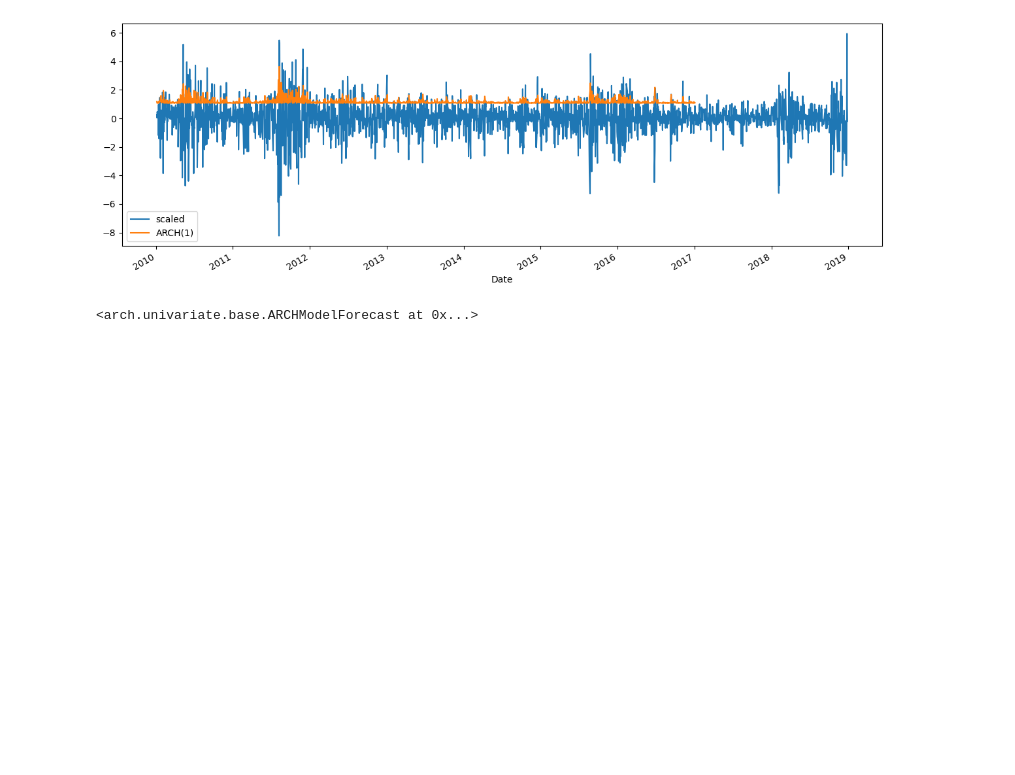
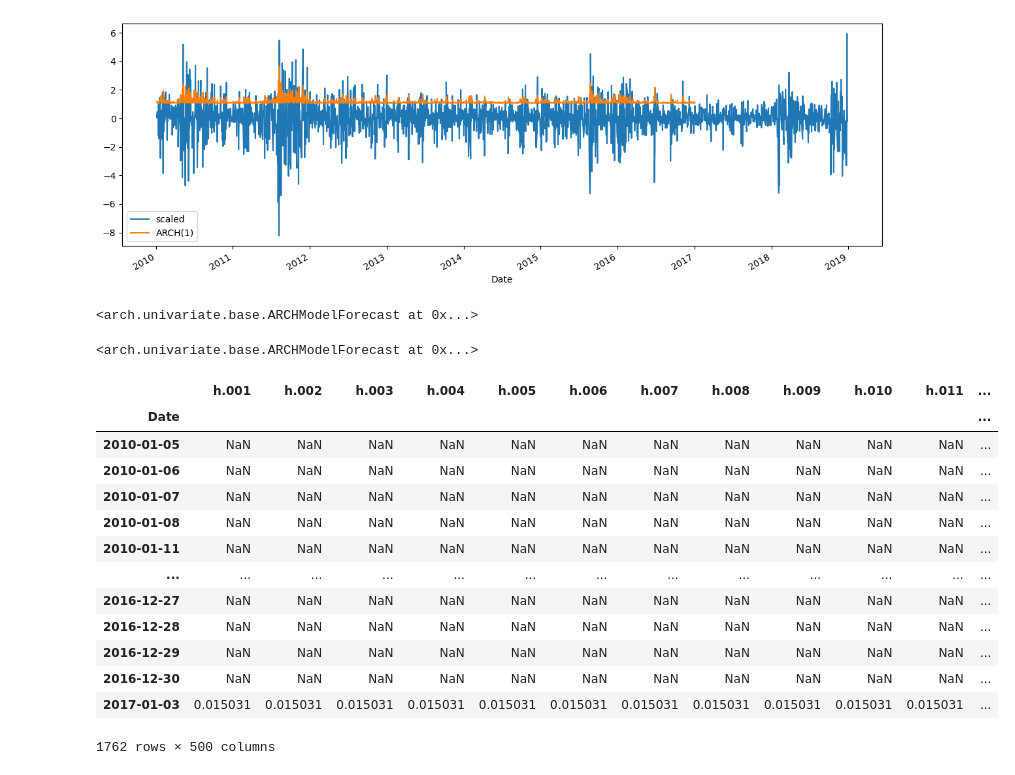
Before and after one commit to yeesem/Time-Series-Data-Analysis, a Jupyter notebook: GARCH.ipynb, the cells around one changed output. Saved outputs shown, nothing was run; the diff lists cells and outputs as text; code cells hidden in the pictures; blank space fills up the shorter version.

```diff
--- a/GARCH.ipynb
+++ b/GARCH.ipynb
@@ -146,3 +146,26 @@ df2[['scaled','ARCH(1)']].plot(figsize = (15,5));
 res_arch1.forecast(horizon = NTest)
 # %% [output]
 <arch.univariate.base.ARCHModelForecast at 0x...>
+# %%
+fcast_arch1 = res_arch1.forecast(horizon=NTest,reindex = True)
+# %%
+fcast_arch1
+# %% [output]
+<arch.univariate.base.ARCHModelForecast at 0x...>
+# %%
+fcast_arch1.mean
+# %% [output]
+|  | h.001 | h.002 | h.003 | h.004 | h.005 | h.006 | h.007 | h.008 | h.009 | h.010 | h.011 | ... |
+| Date |  |  |  |  |  |  |  |  |  |  |  | ... |
+| 2010-01-05 | NaN | NaN | NaN | NaN | NaN | NaN | NaN | NaN | NaN | NaN | NaN | ... |
+| 2010-01-06 | NaN | NaN | NaN | NaN | NaN | NaN | NaN | NaN | NaN | NaN | NaN | ... |
+| 2010-01-07 | NaN | NaN | NaN | NaN | NaN | NaN | NaN | NaN | NaN | NaN | NaN | ... |
+| 2010-01-08 | NaN | NaN | NaN | NaN | NaN | NaN | NaN | NaN | NaN | NaN | NaN | ... |
+| 2010-01-11 | NaN | NaN | NaN | NaN | NaN | NaN | NaN | NaN | NaN | NaN | NaN | ... |
+| ... | ... | ... | ... | ... | ... | ... | ... | ... | ... | ... | ... | ... |
+| 2016-12-27 | NaN | NaN | NaN | NaN | NaN | NaN | NaN | NaN | NaN | NaN | NaN | ... |
+| 2016-12-28 | NaN | NaN | NaN | NaN | NaN | NaN | NaN | NaN | NaN | NaN | NaN | ... |
+| 2016-12-29 | NaN | NaN | NaN | NaN | NaN | NaN | NaN | NaN | NaN | NaN | NaN | ... |
+| 2016-12-30 | NaN | NaN | NaN | NaN | NaN | NaN | NaN | NaN | NaN | NaN | NaN | ... |
+| 2017-01-03 | 0.015031 | 0.015031 | 0.015031 | 0.015031 | 0.015031 | 0.015031 | 0.015031 | 0.015031 | 0.015031 | 0.015031 | 0.015031 | ... |
+1762 rows × 500 columns
```
Also changed, not shown: parts of 22 cells of this notebook.
